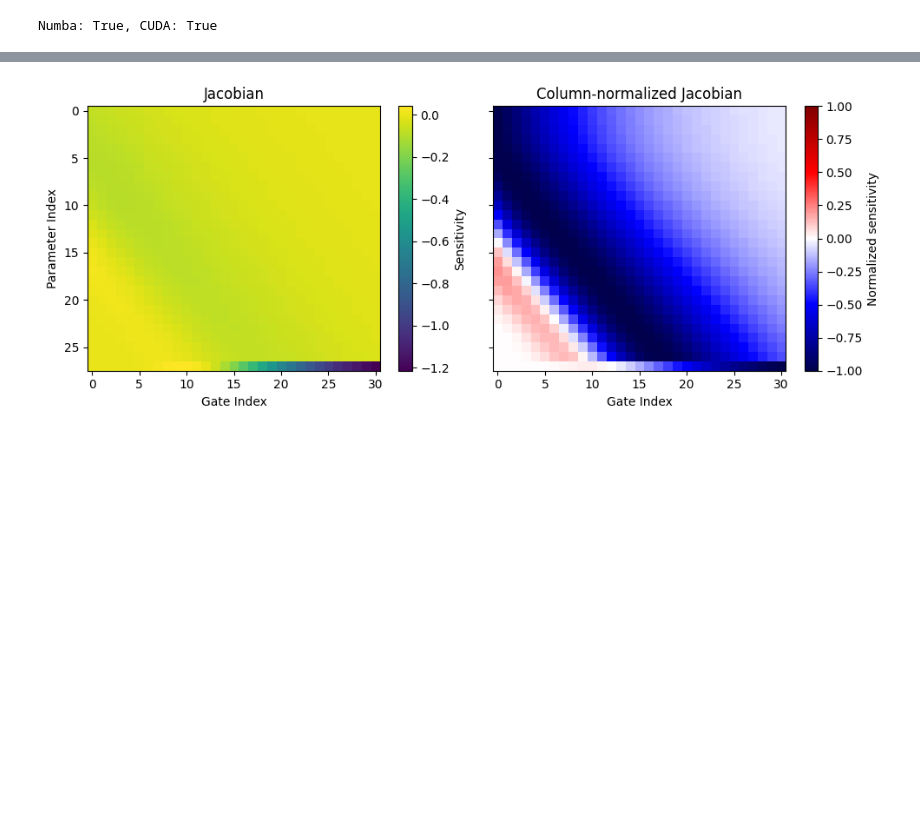
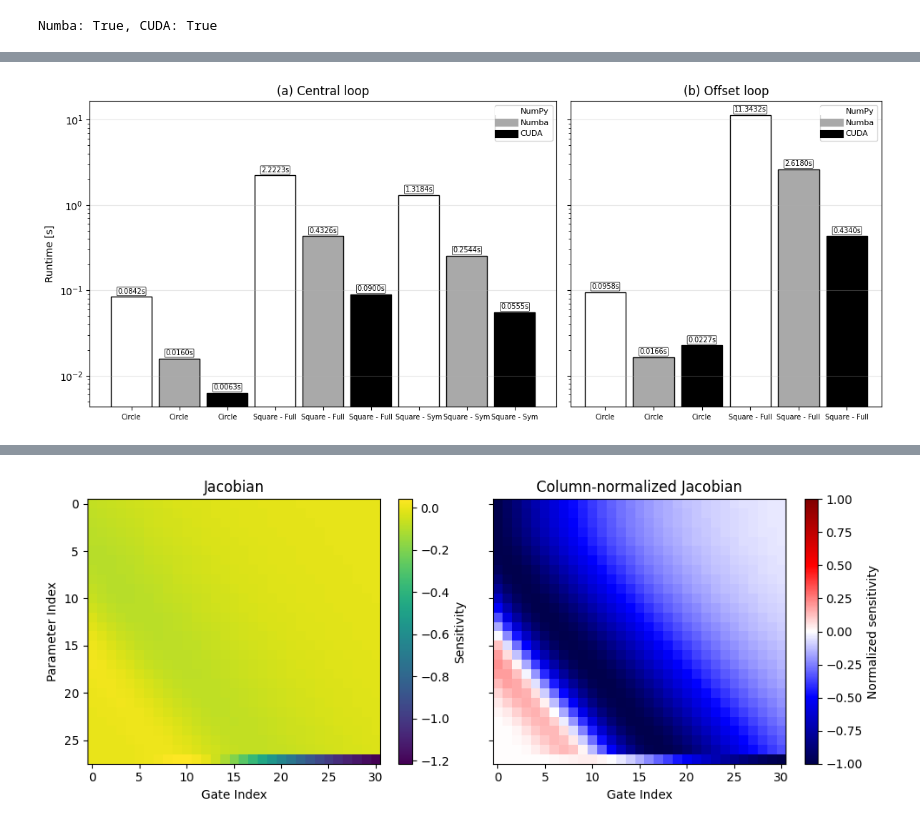
Before and after one commit to pmc93/pyTEM, a Jupyter notebook: notebooks/pytem_inv.ipynb, the cells around one changed output, grey strips where cells are left out. Saved outputs shown, nothing was run; the diff lists cells and outputs as text; code cells hidden in the pictures; blank space fills up the shorter version.

```diff
--- a/notebooks/pytem_inv.ipynb
+++ b/notebooks/pytem_inv.ipynb
@@ -41,0 +273,74 @@ Numba: True, CUDA: True
+# %%
+# --- Plot runtimes ---
+fig, axs = plt.subplots(1, 2, figsize=(12, 5),
+                        gridspec_kw={'width_ratios': [9, 6]}, sharey=True)
+
+def _bar_color(key):
+    if '(cuda)' in key: return 'k'
+    if '(nb)'  in key: return 'darkgrey'
+    return 'w'
+
+# Central systems
+labels_c = list(results.keys())
+times_c  = [results[k] for k in labels_c]
+x_c      = np.arange(len(labels_c))
+colors_c = [_bar_color(k) for k in labels_c]
+
+bars_c = axs[0].bar(x_c, times_c, width=0.85, color=colors_c, edgecolor='black')
+axs[0].set_ylabel('Runtime [s]')
+axs[0].set_title('(a) Central loop')
+axs[0].set_yscale('log')
+axs[0].grid(True, axis='y', alpha=0.3)
+axs[0].set_xticks(x_c)
+axs[0].set_xticklabels(
+    [k.replace(' (np)', '').replace(' (nb)', '').replace(' (cuda)', '') for k in labels_c],
+    rotation=0, fontsize=7)
+
+for bar, val in zip(bars_c, times_c):
+    axs[0].text(bar.get_x() + bar.get_width() / 2, val * 1.05,
+                f"{val:.4f}s", ha='center', va='bottom',
+                bbox=dict(boxstyle='round,pad=0.1', facecolor='white', edgecolor='black', lw=0.5),
+                fontsize=7)
+
+# Offset systems
+labels_o = list(results_offset.keys())
+times_o  = [results_offset[k] for k in labels_o]
+x_o      = np.arange(len(labels_o))
+colors_o = [_bar_color(k) for k in labels_o]
+
+bars_o = axs[1].bar(x_o, times_o, width=0.85, color=colors_o, edgecolor='black')
+axs[1].set_title('(b) Offset loop')
+axs[1].set_yscale('log')
+axs[1].grid(True, axis='y', alpha=0.3)
+axs[1].set_xticks(x_o)
+axs[1].set_xticklabels(
+    [k.replace(' (np)', '').replace(' (nb)', '').replace(' (cuda)', '') for k in labels_o],
+    rotation=0, fontsize=7)
+
+for bar, val in zip(bars_o, times_o):
+    axs[1].text(bar.get_x() + bar.get_width() / 2, val * 1.05,
+                f"{val:.4f}s", ha='center', va='bottom',
+                bbox=dict(boxstyle='round,pad=0.1', facecolor='white', edgecolor='black', lw=0.5),
+                fontsize=7)
+
+legend_handles = [
+    plt.Line2D([0], [0], color='w',        lw=8, markeredgecolor='black', label='NumPy'),
+    plt.Line2D([0], [0], color='darkgrey', lw=8, label='Numba'),
+]
+if HAS_CUDA:
+    legend_handles.append(plt.Line2D([0], [0], color='k', lw=8, label='CUDA'))
+axs[0].legend(handles=legend_handles, loc='upper right', fontsize=8)
+axs[1].legend(handles=legend_handles, loc='upper right', fontsize=8)
+
+plt.tight_layout()
+plt.show()
+
+print("Central benchmark:")
+for k, v in results.items():
+    print(f"  {k:26s}: {v:.4f} s")
+
+print(f"\nOffset benchmark (r = {_rx_bm:g} m):")
+for k, v in results_offset.items():
+    print(f"  {k:26s}: {v:.4f} s")
+# %% [output]
+[figure, added]
```
Also changed, not shown: parts of 29 cells of this notebook.
